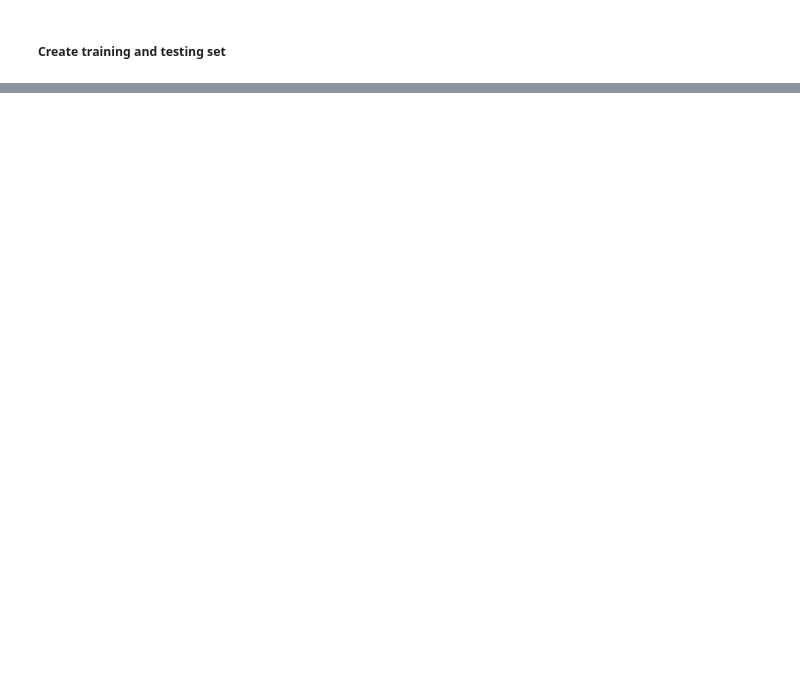
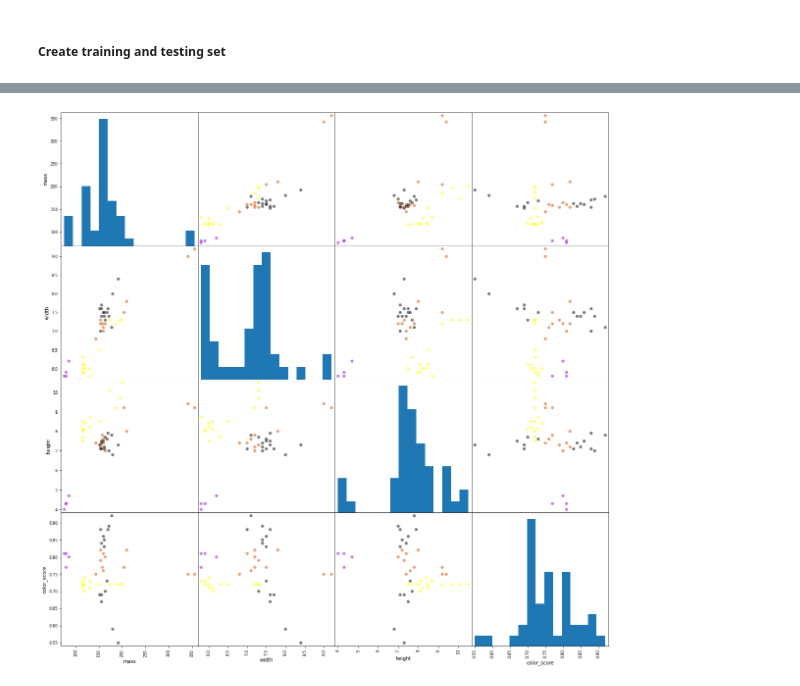
Before and after one commit to savankansagra/MachineLearningGuide, a Jupyter notebook: week1/SimpleClassificationTask.ipynb, the cells around one changed output, grey strips where cells are left out. Saved outputs shown, nothing was run; the diff lists cells and outputs as text; code cells hidden in the pictures; blank space fills up the shorter version.

```diff
--- a/week1/SimpleClassificationTask.ipynb
+++ b/week1/SimpleClassificationTask.ipynb
@@ -39,0 +124,11 @@ X_train, X_test, y_train, y_test = train_test_split(X, y, random_state=0)
+# %%
+# plotting the scatter matrix
+from matplotlib import cm
+
+# we have X_train, X_test, y_train, y_test
+
+# plotting different graph for featues inter relation.
+cmap = cm.get_cmap('gnuplot')
+scatter = pd.plotting.scatter_matrix(X_train,c=y_train.fruit_label, marker='o', s=40, hist_kwds={'bins':15}, figsize=(20,20), cmap=cmap)
+# %% [output]
+[figure, added]
```
Also changed, not shown: parts of 20 cells of this notebook, 2 other files.
